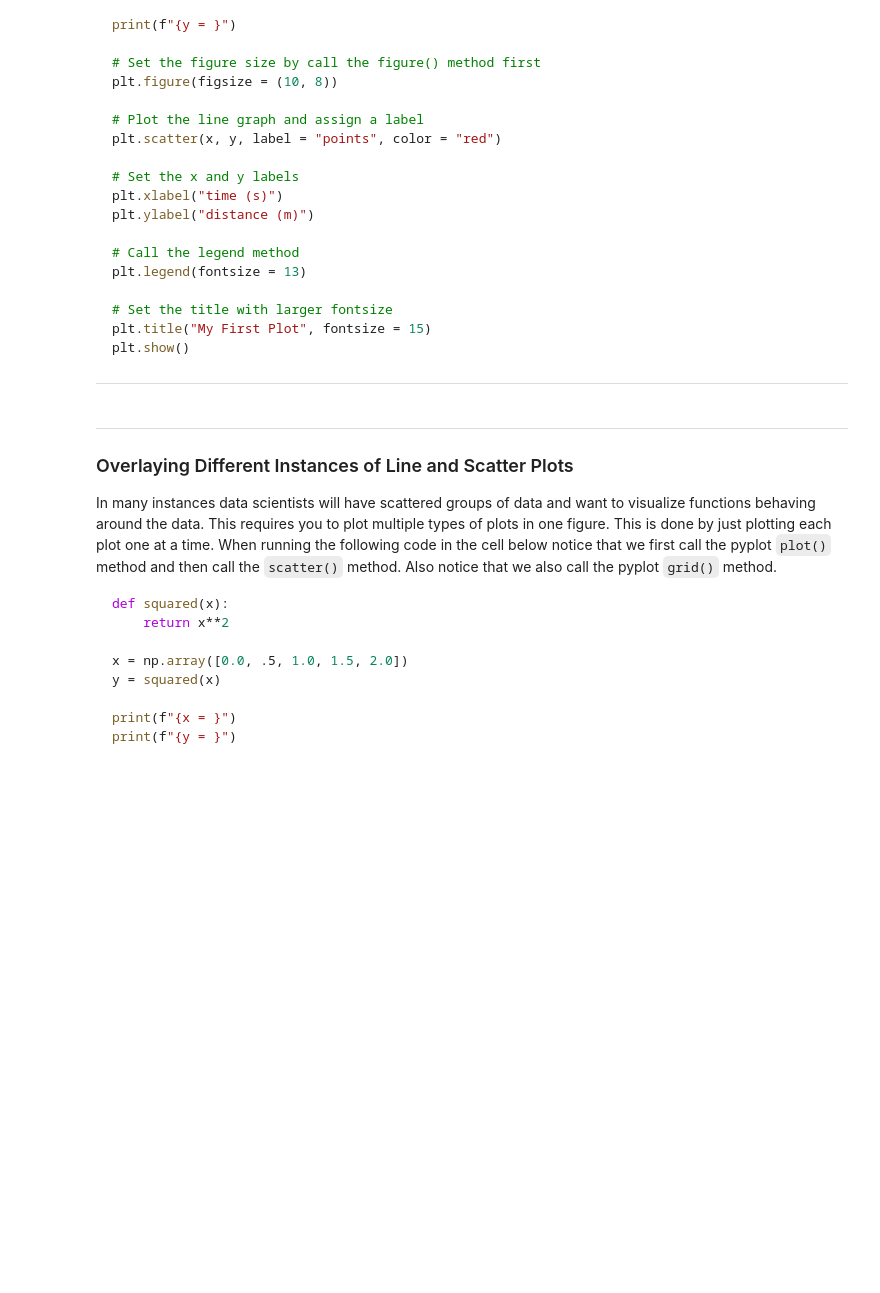
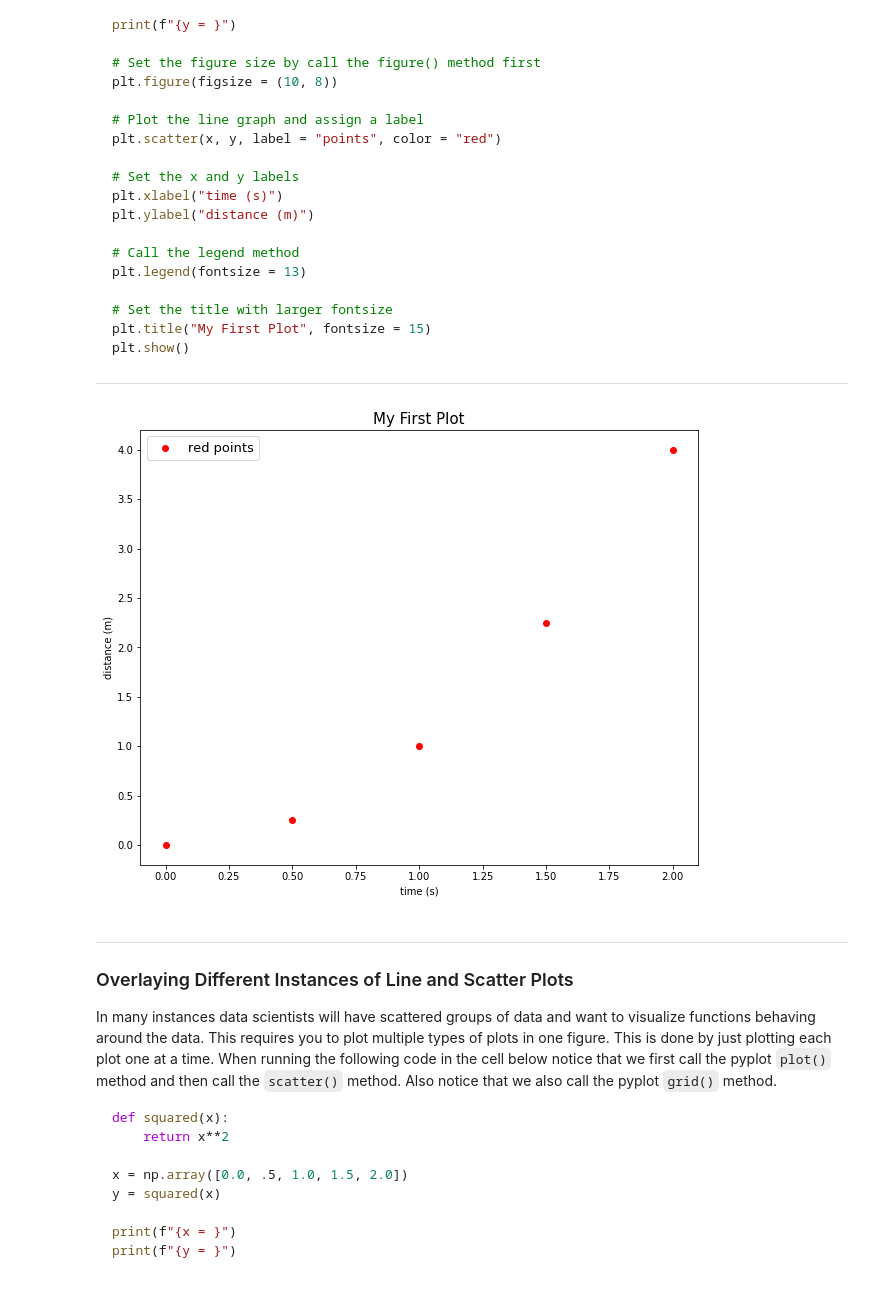
Before and after one commit to RandyRDavila/Data_Science_and_Machine_Learning_Spring_2022, a Jupyter notebook: Lecture_Two/Python_Part_8_Matplotlib.ipynb, the cells around one changed output. Saved outputs shown, nothing was run; the diff lists cells and outputs as text; code cells hidden in the pictures; blank space fills up the shorter version.

````diff
--- a/Lecture_Two/Python_Part_8_Matplotlib.ipynb
+++ b/Lecture_Two/Python_Part_8_Matplotlib.ipynb
@@ -124,6 +175,25 @@ plt.title("My First Plot", fontsize = 15)
 plt.show()
 ```
 ---
+# %%
+# Set the figure size by call the figure() method first
+plt.figure(figsize = (10, 8))
+
+# Plot the line graph and assign a label
+plt.scatter(x, y, label = "red points", color = "red")
+
+# Set the x and y labels
+plt.xlabel("time (s)")
+plt.ylabel("distance (m)")
+
+# Call the legend method
+plt.legend(fontsize = 13)
+
+# Set the title with larger fontsize
+plt.title("My First Plot", fontsize = 15)
+plt.show()
+# %% [output]
+[figure, added]
 # %% [markdown]
 ---
 
````
Also changed, not shown: parts of 5 cells of this notebook, 1 other file.
